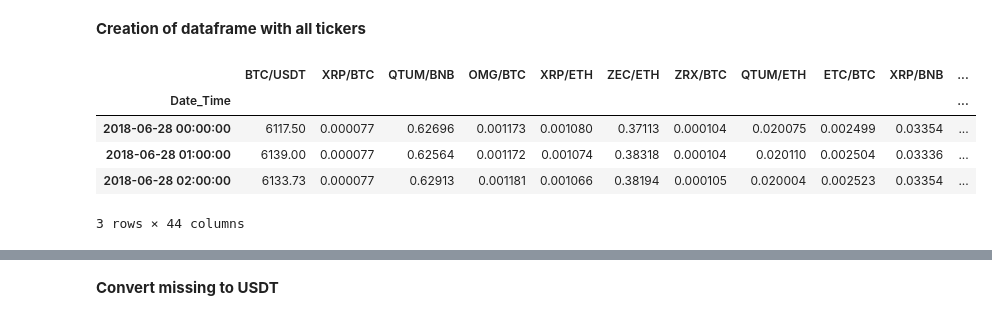
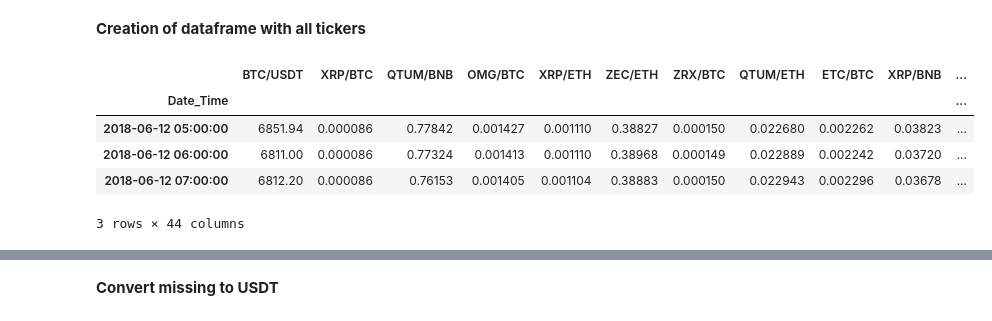
Before and after one commit to madnesspie/binance-correlation-matrix, a Jupyter notebook: correlation-matrix.ipynb, the cells around one changed output, grey strips where cells are left out. Cells and saved outputs as stored; diff of their text form; code cells hidden in the pictures.

```diff
--- a/correlation-matrix.ipynb
+++ b/correlation-matrix.ipynb
@@ -49,8 +48,8 @@ hdf_files
 # %% [markdown]
 **Extract data from HDF**
 # %%
-def downsample(dataframe):
-    return dataframe.resample('60Min').last()
+def downsample(df):
+    return df.resample('60Min').last()
 # %%
 def to_dataframe(hdf):
     return DataFrame(read_hdf(f"data/hdf/{hdf}"))
@@ -67,9 +66,9 @@ def tickername(file):
 # %%
 def load(hdf):
     ticker = tickername(hdf)
-    dataframe = to_dataframe(hdf)
-    dataframe.columns = [ticker]
-    return downsample(dataframe)
+    df = to_dataframe(hdf)
+    df.columns = [ticker]
+    return downsample(df)
 # %%
 ticker_dfs = Pool().map(load, hdf_files)
 # %%
@@ -91,15 +90,15 @@ btcusdt.plot(figsize=(18, 3))
 # %% [markdown]
 **Сreation of dataframe with all tickers**
 # %%
-all_df = btcusdt.join(ticker_dfs)
-all_df.dropna(inplace=True) # After dropna period decreases. It may be worth replacing NaN values.
-all_df = all_df.loc["2018-06-28": "2018-07-01"]
-all_df.head(3)
+full_df = btcusdt.join(ticker_dfs)
+full_df.dropna(inplace=True) # After dropna period decreases. It may be worth replacing NaN values.
+# full_df = all_df.loc["2018-06-28 05:00:00": "2018-06-29 23:00:00"]
+full_df.head(3)
 # %% [output]
 |  | BTC/USDT | XRP/BTC | QTUM/BNB | OMG/BTC | XRP/ETH | ZEC/ETH | ZRX/BTC | QTUM/ETH | ETC/BTC | XRP/BNB | ... |
 | Date_Time |  |  |  |  |  |  |  |  |  |  | ... |
-| 2018-06-28 00:00:00 | 6117.50 | 0.000077 | 0.62696 | 0.001173 | 0.001080 | 0.37113 | 0.000104 | 0.020075 | 0.002499 | 0.03354 | ... |
-| 2018-06-28 01:00:00 | 6139.00 | 0.000077 | 0.62564 | 0.001172 | 0.001074 | 0.38318 | 0.000104 | 0.020110 | 0.002504 | 0.03336 | ... |
-| 2018-06-28 02:00:00 | 6133.73 | 0.000077 | 0.62913 | 0.001181 | 0.001066 | 0.38194 | 0.000105 | 0.020004 | 0.002523 | 0.03354 | ... |
+| 2018-06-12 05:00:00 | 6851.94 | 0.000086 | 0.77842 | 0.001427 | 0.001110 | 0.38827 | 0.000150 | 0.022680 | 0.002262 | 0.03823 | ... |
+| 2018-06-12 06:00:00 | 6811.00 | 0.000086 | 0.77324 | 0.001413 | 0.001110 | 0.38968 | 0.000149 | 0.022889 | 0.002242 | 0.03720 | ... |
+| 2018-06-12 07:00:00 | 6812.20 | 0.000086 | 0.76153 | 0.001405 | 0.001104 | 0.38883 | 0.000150 | 0.022943 | 0.002296 | 0.03678 | ... |
 3 rows × 44 columns
 # %%
```
Also changed, not shown: parts of 56 cells of this notebook.
